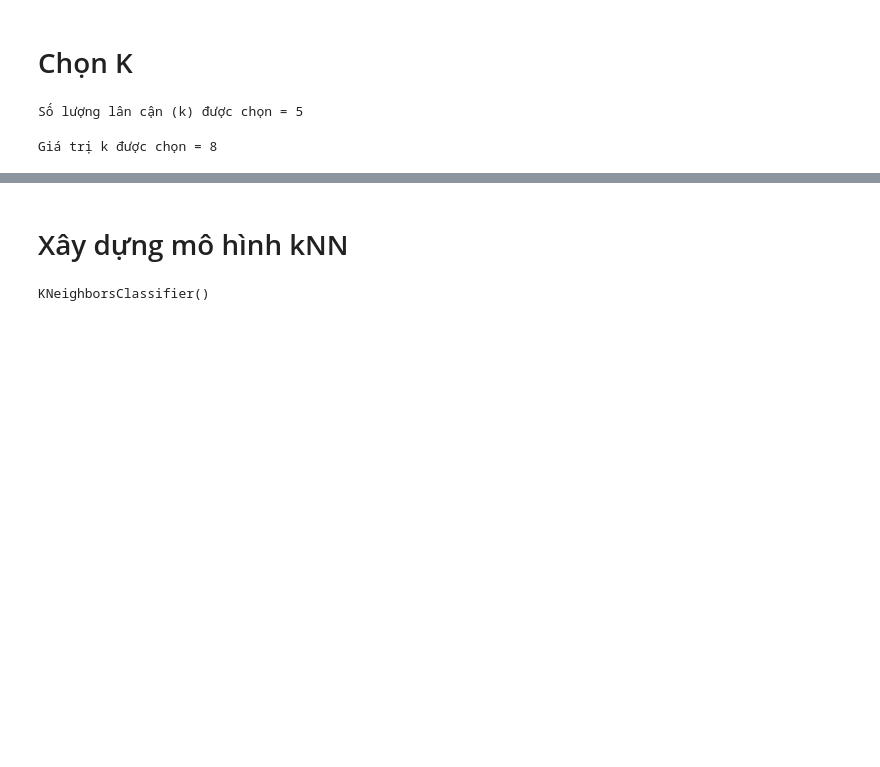
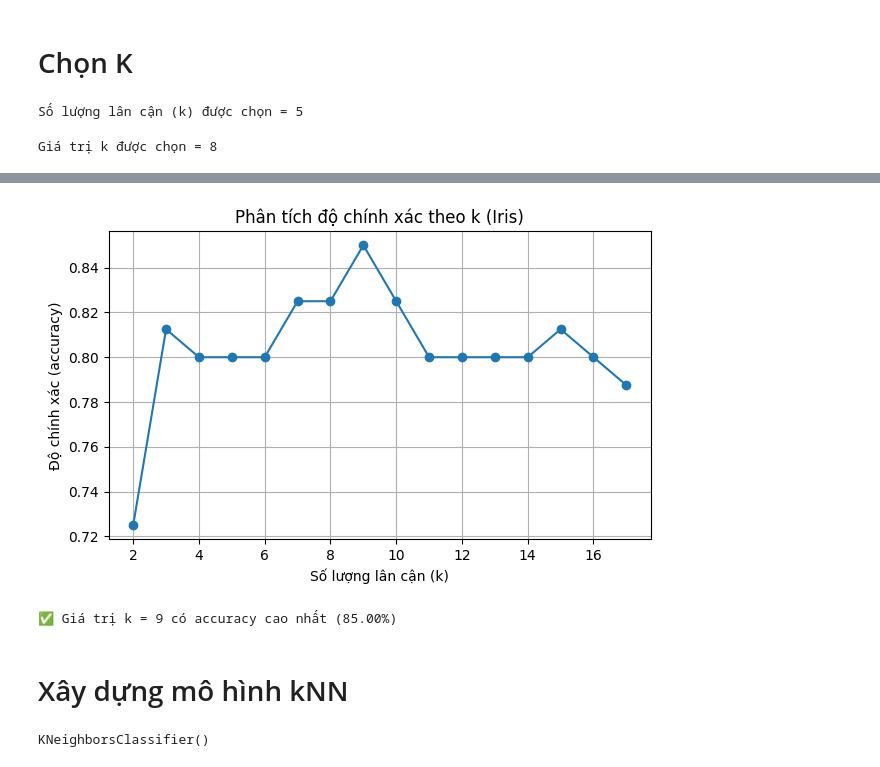
Before and after one commit to hoaiphuss/Midterm_NAT, a Jupyter notebook: Code/Supervised/KNN.ipynb, the cells around one changed output, grey strips where cells are left out. Saved outputs shown, nothing was run; the diff lists cells and outputs as text; code cells hidden in the pictures; blank space fills up the shorter version.

```diff
--- a/Code/Supervised/KNN.ipynb
+++ b/Code/Supervised/KNN.ipynb
@@ -181,3 +181,14 @@ k_sna_1 = int(pow(x_sna_train.shape[0], 1/2) / 2)
 print(f"Giá trị k được chọn = {k_sna_1}")
 # %% [output]
 Giá trị k được chọn = 8
+# %%
+# Cách 2:
+list_k_sna_2, list_acc_sna = [], []
+
+for k_sna_2 in range(2, int(pow(x_sna_train.shape[0], 1/2) / 2) + 10):
+    list_k_sna_2.append(k_sna_2)
+    neigh = KNeighborsClassifier(n_neighbors=k_sna_2)
+    neigh.fit(x_sna_train, y_sna_train)
+    acc_sna = accuracy_score(y_sna_test, neigh.predict(x_sna_test))
+    list_acc_sna.append(acc_sna)
+    print(f'k = {k_sna_2:2d} --> accuracy ~ {acc_sna*100:1f}%')
@@ -184,3 +212,20 @@ Giá trị k được chọn = 8
+# %%
+# Vẽ biểu đồ accuracy theo k
+plt.figure(figsize=(7,4))
+plt.plot(list_k_sna_2, list_acc_sna, marker='o')
+plt.xlabel('Số lượng lân cận (k)')
+plt.ylabel('Độ chính xác (accuracy)')
+plt.title('Phân tích độ chính xác theo k (Iris)')
+plt.grid(True)
+plt.show()
+# %% [output]
+[figure, added]
+# %%
+# Chọn k tối ưu
+k_sna_1 = list_k_sna_2[np.argmax(list_acc_sna)]
+print(f'✅ Giá trị k = {k} có accuracy cao nhất ({max(list_acc_sna)*100:.2f}%)')
+# %% [output]
+✅ Giá trị k = 9 có accuracy cao nhất (85.00%)
 # %% [markdown]
 # Xây dựng mô hình kNN
 # %%
```
Also changed, not shown: parts of 8 cells of this notebook, 1 other file.
